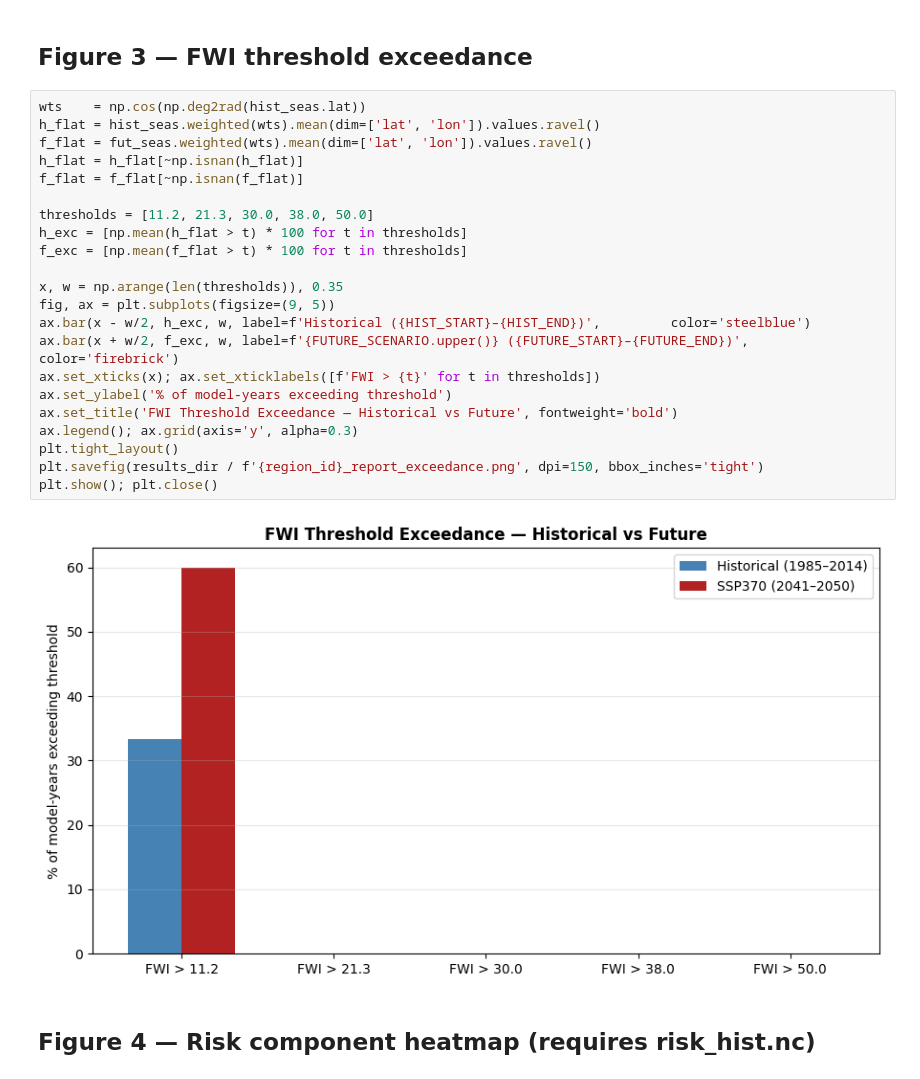
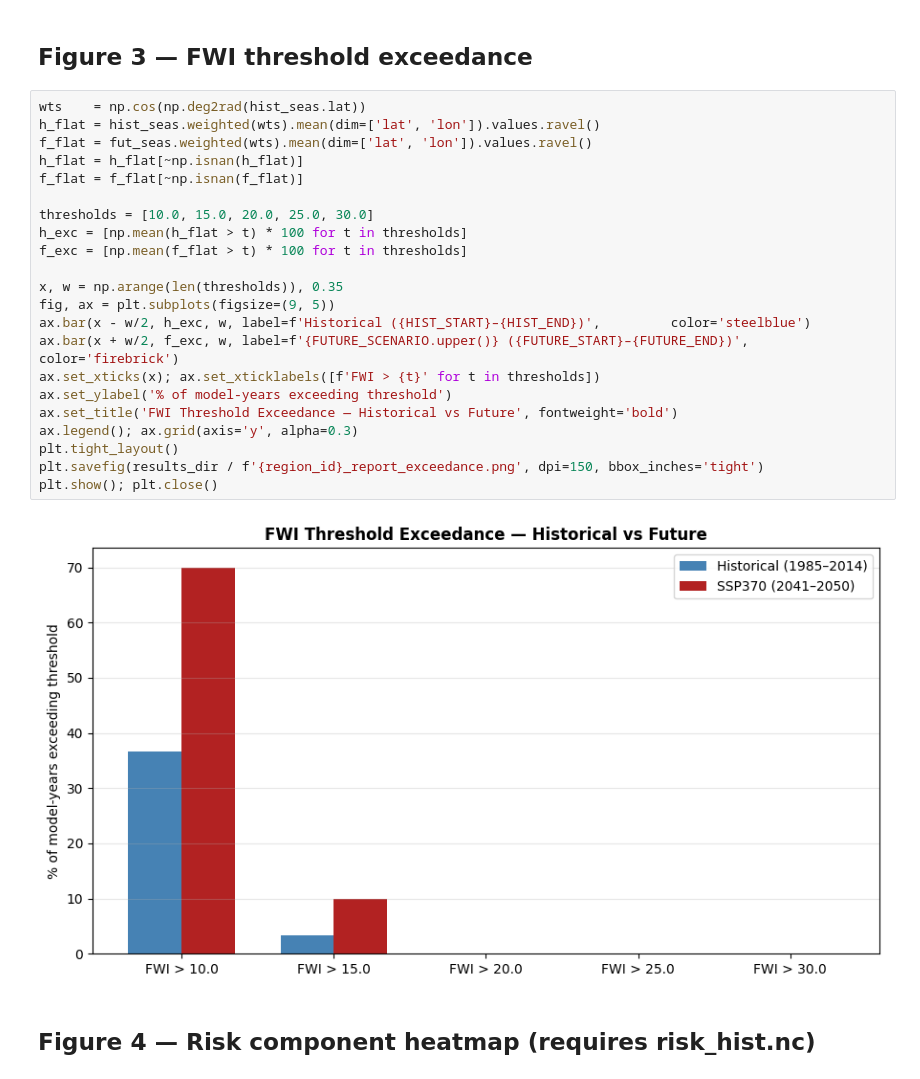
Before and after one commit to Zeveow11/climaax-kazakhstan, a Jupyter notebook: crabook/notebooks/workflows/FIRE/02_wildfire_FWI/FWI_Risk_Visualisation.ipynb, the cells around one changed output. Saved outputs shown, nothing was run; the diff lists cells and outputs as text.

```diff
--- a/crabook/notebooks/workflows/FIRE/02_wildfire_FWI/FWI_Risk_Visualisation.ipynb
+++ b/crabook/notebooks/workflows/FIRE/02_wildfire_FWI/FWI_Risk_Visualisation.ipynb
@@ -150,27 +149,27 @@ plt.show(); plt.close()
 # %%
 wts    = np.cos(np.deg2rad(hist_seas.lat))
 h_flat = hist_seas.weighted(wts).mean(dim=['lat', 'lon']).values.ravel()
 f_flat = fut_seas.weighted(wts).mean(dim=['lat', 'lon']).values.ravel()
 h_flat = h_flat[~np.isnan(h_flat)]
 f_flat = f_flat[~np.isnan(f_flat)]
 
-thresholds = [11.2, 21.3, 30.0, 38.0, 50.0]
+thresholds = [10.0, 15.0, 20.0, 25.0, 30.0]
 h_exc = [np.mean(h_flat > t) * 100 for t in thresholds]
 f_exc = [np.mean(f_flat > t) * 100 for t in thresholds]
 
 x, w = np.arange(len(thresholds)), 0.35
 fig, ax = plt.subplots(figsize=(9, 5))
 ax.bar(x - w/2, h_exc, w, label=f'Historical ({HIST_START}–{HIST_END})',         color='steelblue')
 ax.bar(x + w/2, f_exc, w, label=f'{FUTURE_SCENARIO.upper()} ({FUTURE_START}–{FUTURE_END})', color='firebrick')
 ax.set_xticks(x); ax.set_xticklabels([f'FWI > {t}' for t in thresholds])
 ax.set_ylabel('% of model-years exceeding threshold')
 ax.set_title('FWI Threshold Exceedance — Historical vs Future', fontweight='bold')
 ax.legend(); ax.grid(axis='y', alpha=0.3)
 plt.tight_layout()
 plt.savefig(results_dir / f'{region_id}_report_exceedance.png', dpi=150, bbox_inches='tight')
 plt.show(); plt.close()
 # %% [output]
-[figure, old version]
+[figure, new version]
 # %% [markdown]
 ## Figure 4 — Risk component heatmap (requires risk_hist.nc)
 # %%
```
Also changed, not shown: parts of 7 cells of this notebook, 29 other files.
